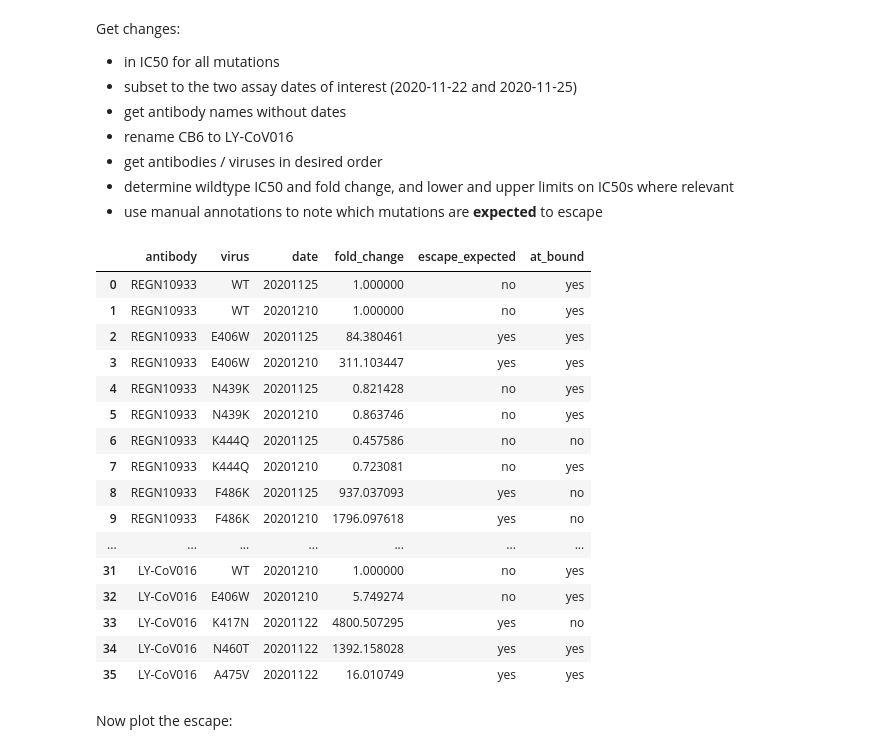
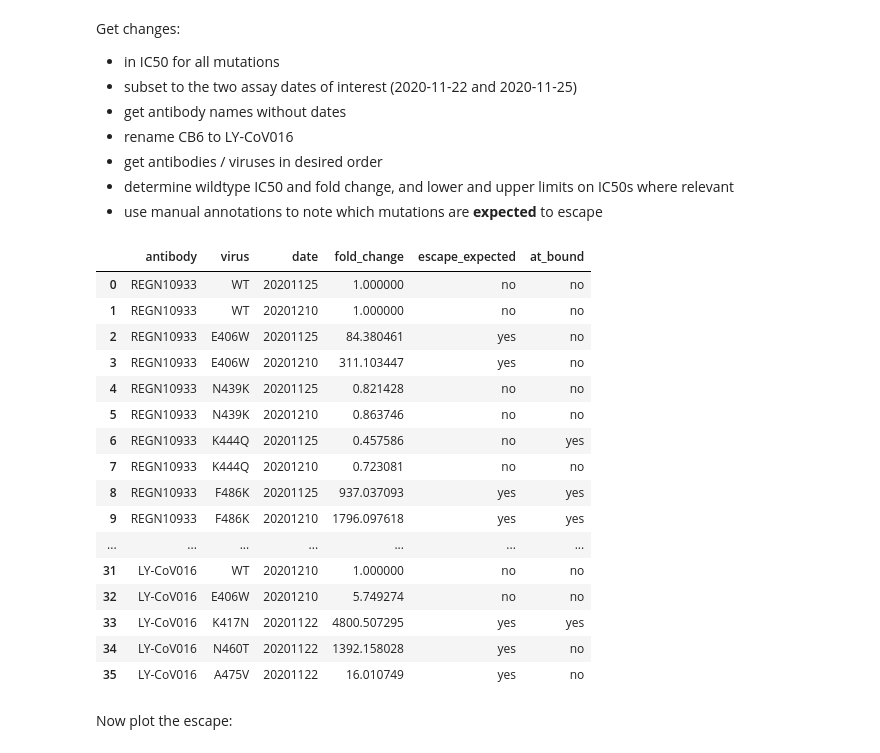
Before and after one commit to jbloomlab/SARS-CoV-2-RBD_MAP_clinical_Abs, a Jupyter notebook: exptl_neut_data/analyze_neuts.ipynb, the cells around one changed output. Saved outputs shown, nothing was run; the diff lists cells and outputs as text; code cells hidden in the pictures.

```diff
--- a/exptl_neut_data/analyze_neuts.ipynb
+++ b/exptl_neut_data/analyze_neuts.ipynb
@@ -197,50 +252,50 @@ fitparams = (
     fitparams
     # add wildtype IC50
     .merge(fitparams.query('virus == "WT"')
                     .rename(columns={'ic50': 'WT_ic50'})
                     [['antibody', 'WT_ic50', 'date']],
            how='left',
            on=['antibody', 'date'],
            validate='many_to_one',
            )
     .assign(fold_change=lambda x: x['ic50'] / x['WT_ic50'],
-            at_bound=lambda x: (x['ic50_bound'] == 'interpolated').map({True: 'yes', False: 'no'})
+            at_bound=lambda x: (x['ic50_bound'] == 'interpolated').map({True: 'no', False: 'yes'})
             )
     )
 
 # annotate expected escape mutations
 expected_escape = {'REGN10933': ['E406W', 'F486K'],
                    'REGN10987': ['E406W', 'N439K', 'K444Q'],
                    'REGN10933 + REGN10987': ['E406W'],
                    'LY-CoV016': ['K417N', 'N460T', 'A475V']}
 fitparams = (fitparams
              .assign(escape_expected=lambda x: x.apply(lambda r: r['virus'] in expected_escape[r['antibody']],
                                                        axis=1).map({True: 'yes', False: 'no'}),
                      )
              )
 
 # get just columns of interest
 fitparams = fitparams[['antibody', 'virus', 'date', 'fold_change', 'escape_expected', 'at_bound']]
 
 fitparams
 # %% [output]
 |  | antibody | virus | date | fold_change | escape_expected | at_bound |
-| 0 | REGN10933 | WT | 20201125 | 1.000000 | no | yes |
-| 1 | REGN10933 | WT | 20201210 | 1.000000 | no | yes |
-| 2 | REGN10933 | E406W | 20201125 | 84.380461 | yes | yes |
-| 3 | REGN10933 | E406W | 20201210 | 311.103447 | yes | yes |
-| 4 | REGN10933 | N439K | 20201125 | 0.821428 | no | yes |
-| 5 | REGN10933 | N439K | 20201210 | 0.863746 | no | yes |
-| 6 | REGN10933 | K444Q | 20201125 | 0.457586 | no | no |
-| 7 | REGN10933 | K444Q | 20201210 | 0.723081 | no | yes |
-| 8 | REGN10933 | F486K | 20201125 | 937.037093 | yes | no |
-| 9 | REGN10933 | F486K | 20201210 | 1796.097618 | yes | no |
+| 0 | REGN10933 | WT | 20201125 | 1.000000 | no | no |
+| 1 | REGN10933 | WT | 20201210 | 1.000000 | no | no |
+| 2 | REGN10933 | E406W | 20201125 | 84.380461 | yes | no |
+| 3 | REGN10933 | E406W | 20201210 | 311.103447 | yes | no |
+| 4 | REGN10933 | N439K | 20201125 | 0.821428 | no | no |
+| 5 | REGN10933 | N439K | 20201210 | 0.863746 | no | no |
+| 6 | REGN10933 | K444Q | 20201125 | 0.457586 | no | yes |
+| 7 | REGN10933 | K444Q | 20201210 | 0.723081 | no | no |
+| 8 | REGN10933 | F486K | 20201125 | 937.037093 | yes | yes |
+| 9 | REGN10933 | F486K | 20201210 | 1796.097618 | yes | yes |
 | ... | ... | ... | ... | ... | ... | ... |
-| 31 | LY-CoV016 | WT | 20201210 | 1.000000 | no | yes |
-| 32 | LY-CoV016 | E406W | 20201210 | 5.749274 | no | yes |
-| 33 | LY-CoV016 | K417N | 20201122 | 4800.507295 | yes | no |
-| 34 | LY-CoV016 | N460T | 20201122 | 1392.158028 | yes | yes |
-| 35 | LY-CoV016 | A475V | 20201122 | 16.010749 | yes | yes |
+| 31 | LY-CoV016 | WT | 20201210 | 1.000000 | no | no |
+| 32 | LY-CoV016 | E406W | 20201210 | 5.749274 | no | no |
+| 33 | LY-CoV016 | K417N | 20201122 | 4800.507295 | yes | yes |
+| 34 | LY-CoV016 | N460T | 20201122 | 1392.158028 | yes | no |
+| 35 | LY-CoV016 | A475V | 20201122 | 16.010749 | yes | no |
 # %% [markdown]
 Now plot the escape:
 # %%
```
Also changed, not shown: parts of 6 cells of this notebook, 11 other files.
